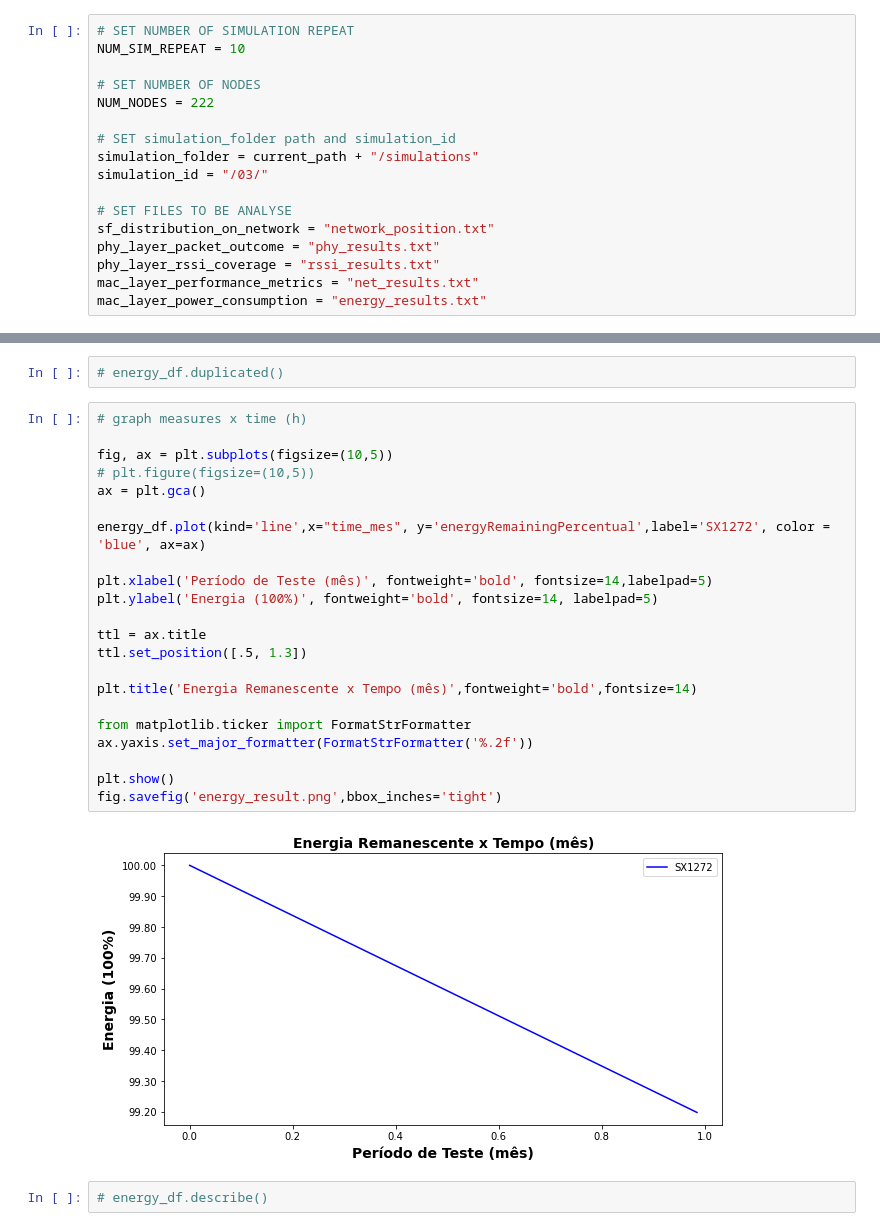
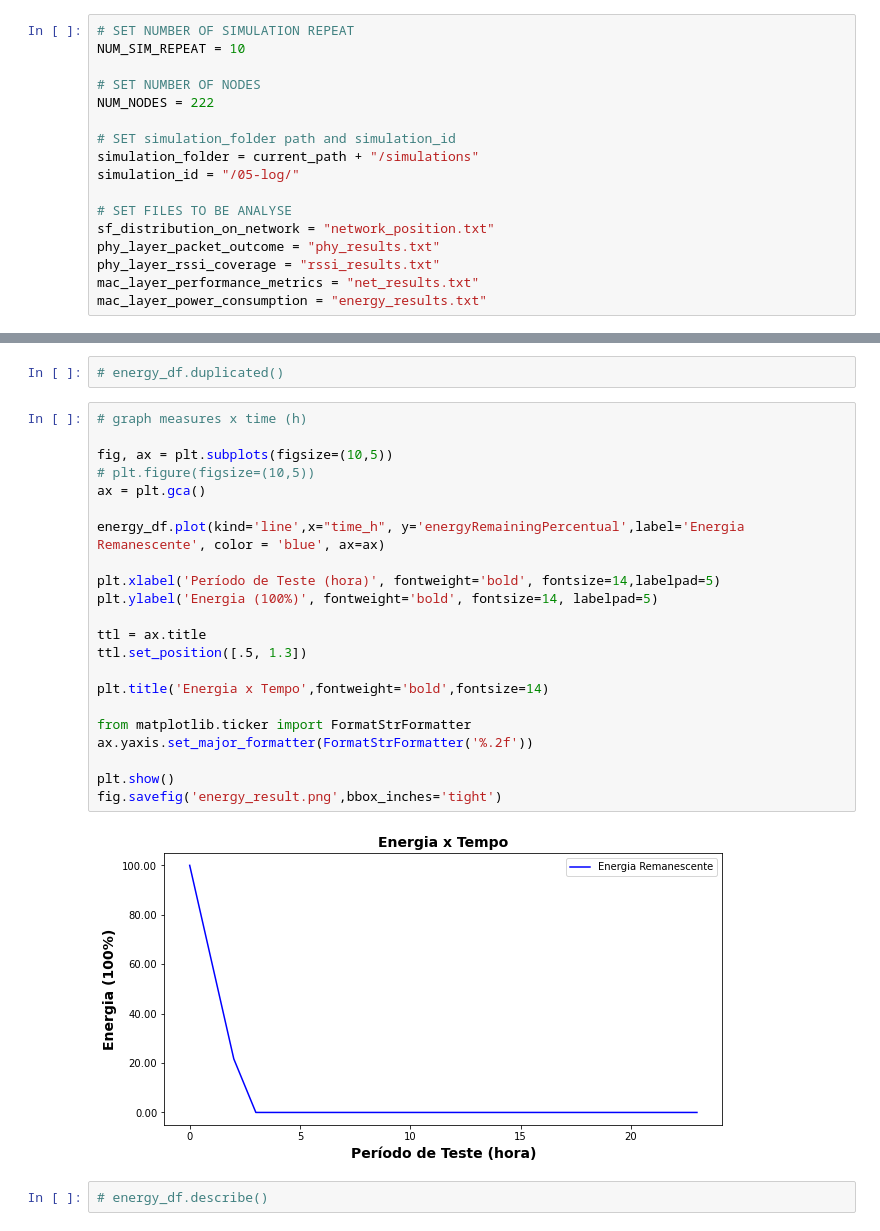
Before and after one commit to wasp-lahis/ns3-bmap, a Jupyter notebook: NS3/lorawan-metricas-exp/analyse_results/unicamp_scenario_analisys.ipynb, the cells around one changed output, grey strips where cells are left out. Drawn from its saved outputs; the diff is of its cells as text.

```diff
--- a/NS3/lorawan-metricas-exp/analyse_results/unicamp_scenario_analisys.ipynb
+++ b/NS3/lorawan-metricas-exp/analyse_results/unicamp_scenario_analisys.ipynb
@@ -47,7 +47,7 @@ NUM_NODES = 222
 
 # SET simulation_folder path and simulation_id
 simulation_folder = current_path + "/simulations"
-simulation_id = "/03/"
+simulation_id = "/05-log/"
 
 # SET FILES TO BE ANALYSE
 sf_distribution_on_network = "network_position.txt"
@@ -426,27 +426,27 @@ SHAPE: (720, 4)
 # %%
 # graph measures x time (h)
 
 fig, ax = plt.subplots(figsize=(10,5))
 # plt.figure(figsize=(10,5))
 ax = plt.gca()
 
-energy_df.plot(kind='line',x="time_mes", y='energyRemainingPercentual',label='SX1272', color = 'blue', ax=ax)
+energy_df.plot(kind='line',x="time_h", y='energyRemainingPercentual',label='Energia Remanescente', color = 'blue', ax=ax)
 
-plt.xlabel('Período de Teste (mês)', fontweight='bold', fontsize=14,labelpad=5)
+plt.xlabel('Período de Teste (hora)', fontweight='bold', fontsize=14,labelpad=5)
 plt.ylabel('Energia (100%)', fontweight='bold', fontsize=14, labelpad=5)
 
 ttl = ax.title
 ttl.set_position([.5, 1.3])
 
-plt.title('Energia Remanescente x Tempo (mês)',fontweight='bold',fontsize=14)
+plt.title('Energia x Tempo',fontweight='bold',fontsize=14)
 
 from matplotlib.ticker import FormatStrFormatter
 ax.yaxis.set_major_formatter(FormatStrFormatter('%.2f'))
 
 plt.show()
 fig.savefig('energy_result.png',bbox_inches='tight')
 # %% [output]
-[figure, old version]
+[figure, new version]
 # %%
 # energy_df.describe()
 # %%
```
Also changed, not shown: parts of 8 cells of this notebook.
